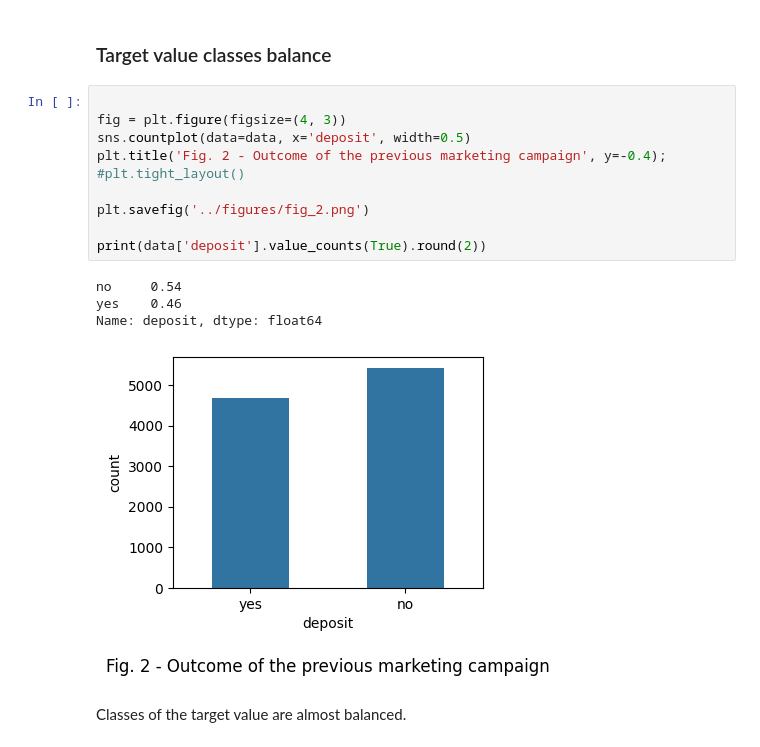
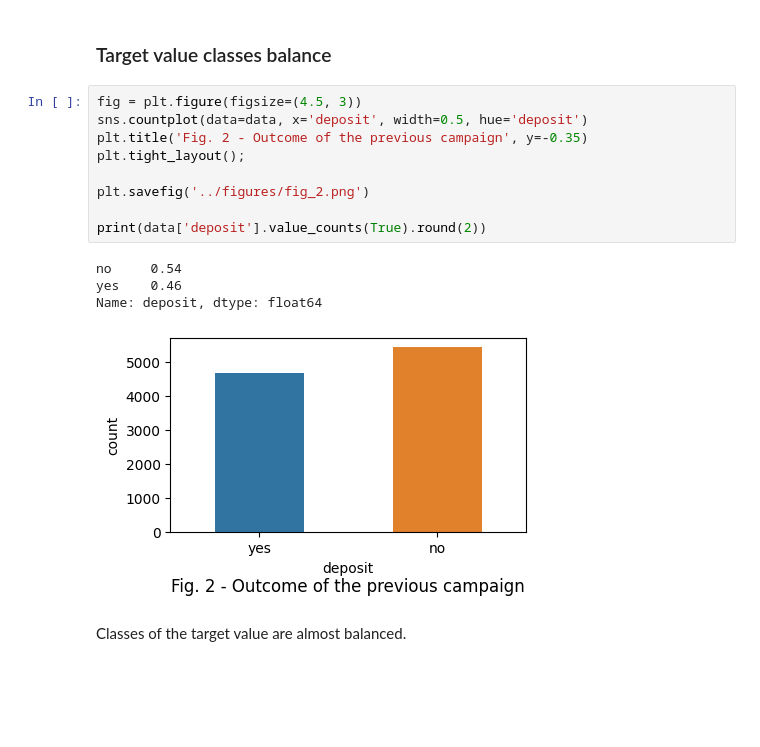
Before and after one commit to Alex1iv/Deposit-subscription, a Jupyter notebook: notebooks/Project_en.ipynb, the cells around one changed output. Cells and saved outputs as stored; diff of their text form; blank space fills up the shorter version.

```diff
--- a/notebooks/Project_en.ipynb
+++ b/notebooks/Project_en.ipynb
@@ -249,20 +249,19 @@ Number of outliers: 1057
 # %% [markdown]
 ### Target value classes balance
 # %%
-
-fig = plt.figure(figsize=(4, 3))
-sns.countplot(data=data, x='deposit', width=0.5)
-plt.title('Fig. 2 - Outcome of the previous marketing campaign', y=-0.4);
-#plt.tight_layout()
+fig = plt.figure(figsize=(4.5, 3))
+sns.countplot(data=data, x='deposit', width=0.5, hue='deposit')
+plt.title('Fig. 2 - Outcome of the previous campaign', y=-0.35)
+plt.tight_layout();
 
 plt.savefig('../figures/fig_2.png')
 
 print(data['deposit'].value_counts(True).round(2))
 # %% [output]
 no     0.54
 yes    0.46
 Name: deposit, dtype: float64
-[figure, old version]
+[figure, new version]
 # %% [markdown]
 Classes of the target value are almost balanced.
 # %% [markdown]
```
Also changed, not shown: 2 other files.
